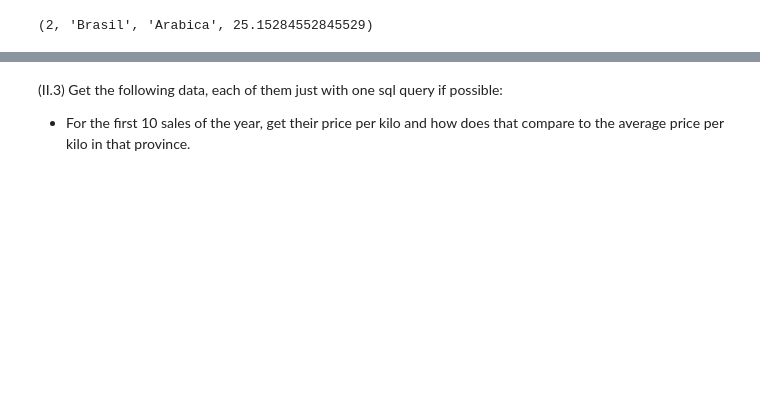
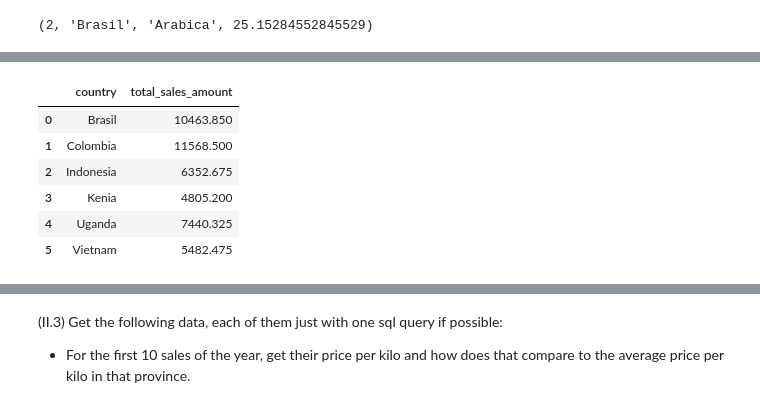
Before and after one commit to guille-ds/DataCleaning-Analysis-Python-SQL, a Jupyter notebook: answers-1.ipynb, the cells around one changed output, grey strips where cells are left out. Saved outputs shown, nothing was run; the diff lists cells and outputs as text; code cells hidden in the pictures; blank space fills up the shorter version.

```diff
--- a/answers-1.ipynb
+++ b/answers-1.ipynb
@@ -775,32 +777,30 @@ for r in out:
 # %%
-# STEP 2 / 2
-# Now I can query the total sales amount per source country.
+# The total sales amount per source country.
 
 conn = sqlite3.connect('embat_data')
 c = conn.cursor()
 
 query = '''
         SELECT
             country,
-            SUM(sales_amount)
+            SUM(sales_amount) AS total_sales_amount
         FROM
-            sales
+            sales_update
         JOIN
-            coffee_types
-        ON
-            sales.type = coffee_types.type
+            coffee_types ON sales_update.type = coffee_types.type
         GROUP BY
             country
-
         ;
         '''
-
-out = c.execute(query)
-for e in out:
-    print(e)
-
-conn.commit()
-conn.close()
+pd.read_sql_query(query, conn)
+# %% [output]
+|  | country | total_sales_amount |
+| 0 | Brasil | 10463.850 |
+| 1 | Colombia | 11568.500 |
+| 2 | Indonesia | 6352.675 |
+| 3 | Kenia | 4805.200 |
+| 4 | Uganda | 7440.325 |
+| 5 | Vietnam | 5482.475 |
 # %%
 # The total sales amount per shipping address province.
 # Using 'sales_update' table.
```
Also changed, not shown: parts of 10 cells of this notebook.
